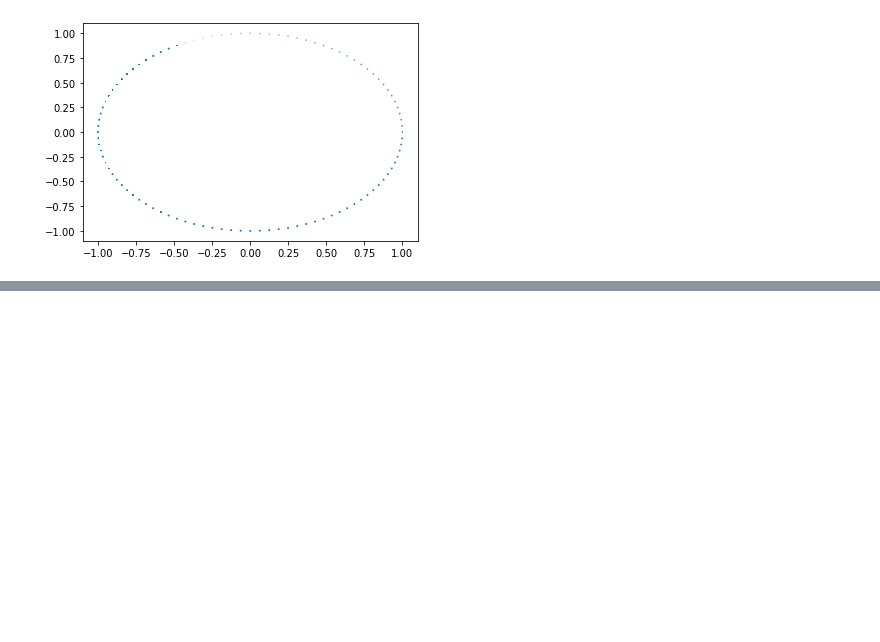
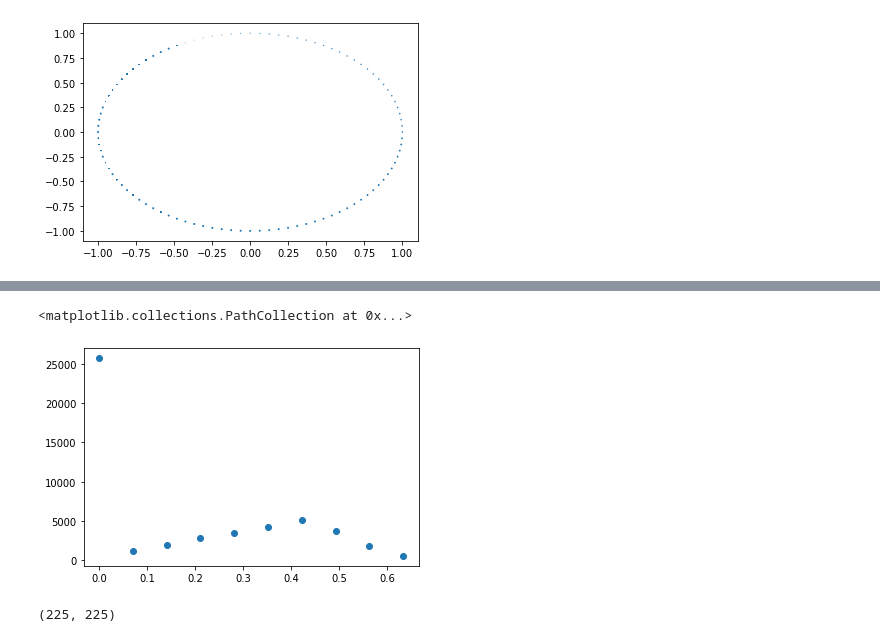
Before and after one commit to edoput/topological-data-analysis, a Jupyter notebook: circular coordinates.ipynb, the cells around one changed output, grey strips where cells are left out. Cells and saved outputs as stored; diff of their text form; code cells hidden in the pictures; blank space fills up the shorter version.

```diff
--- a/circular coordinates.ipynb
+++ b/circular coordinates.ipynb
@@ -297,0 +381,19 @@ result = ripser()
+# %%
+%%space flat-torus
+
+distances = flat_torus_distance(X)
+# let's plot some distances to make sure
+# we can later choose a filtration threshold that
+# makes sense
+hist, bins = np.histogram(np.triu(distances), bins=10)
+hist.shape, bins.shape
+plt.scatter(bins[:-1], hist)
+# %% [output]
+<matplotlib.collections.PathCollection at 0x...>
+[figure, added]
+# %%
+%%space flat-torus
+
+distances.shape
+# %% [output]
+(225, 225)
```
Also changed, not shown: parts of 14 cells of this notebook.
